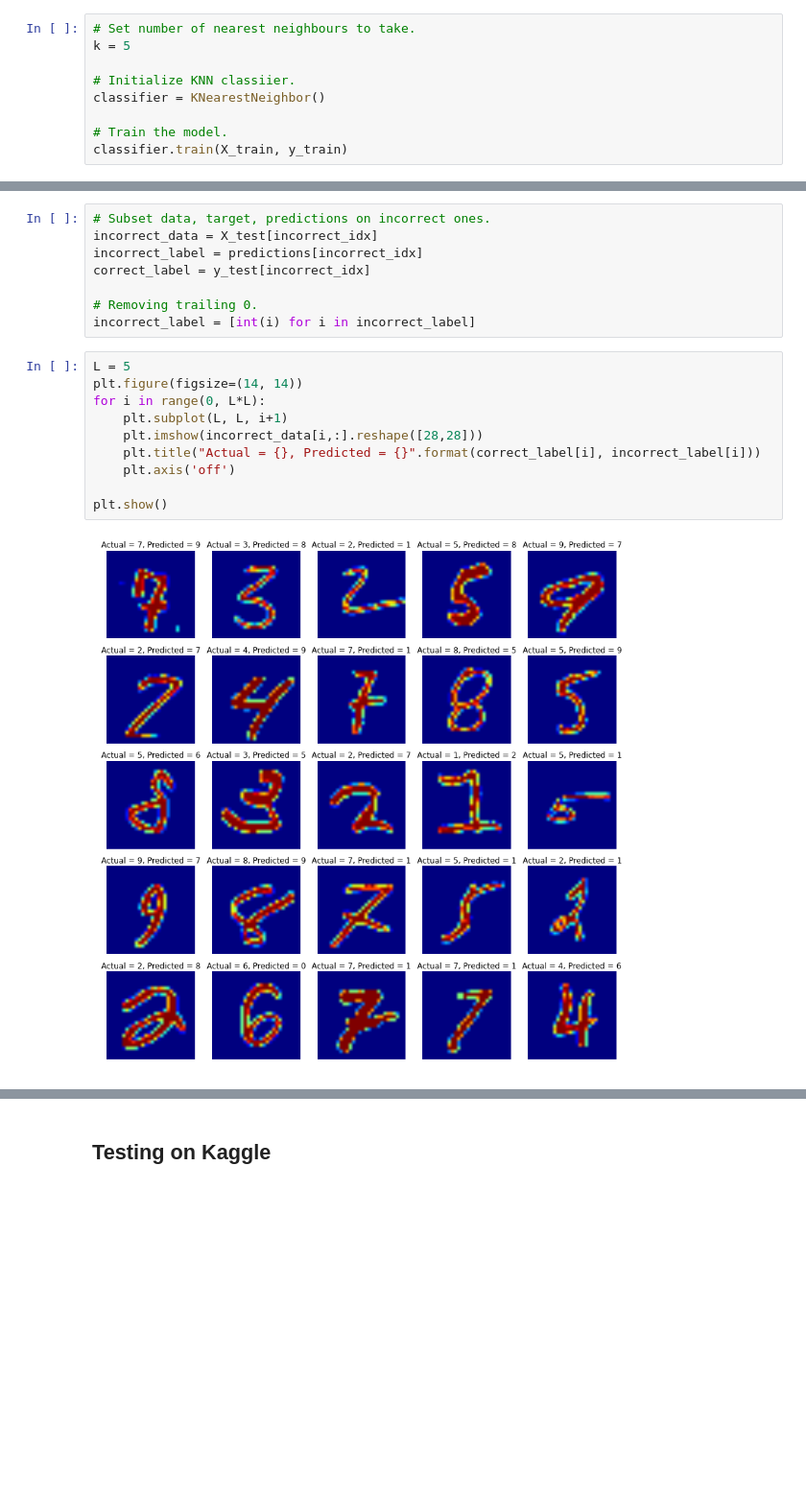
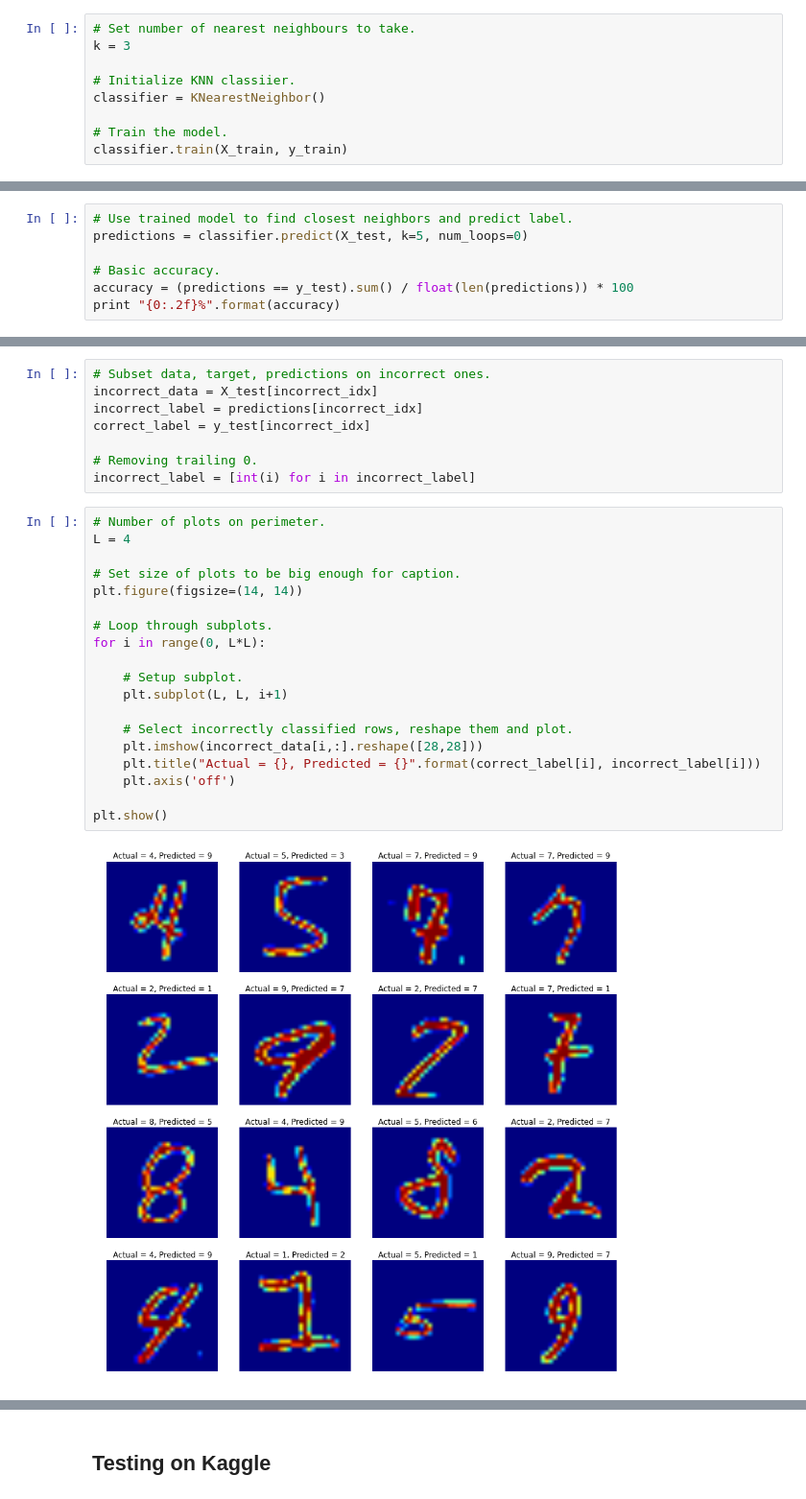
Before and after one commit to chrisdaly/Digit-Recognizer, a Jupyter notebook: notebooks/analysis.ipynb, the cells around one changed output, grey strips where cells are left out. Shown at 96% size. Drawn from its saved outputs; the diff is of its cells as text; blank space fills up the shorter version.

```diff
--- a/notebooks/analysis.ipynb
+++ b/notebooks/analysis.ipynb
@@ -293,7 +389,7 @@ class KNearestNeighbor():
 ## Training the model
 # %%
 # Set number of nearest neighbours to take.
-k = 5
+k = 3
 
 # Initialize KNN classiier.
 classifier = KNearestNeighbor()
@@ -312,0 +529,7 @@ print "{0:.2f}%".format(accuracy)
+# %%
+# Use trained model to find closest neighbors and predict label.
+predictions = classifier.predict(X_test, k=5, num_loops=0)
+
+# Basic accuracy.
+accuracy = (predictions == y_test).sum() / float(len(predictions)) * 100
+print "{0:.2f}%".format(accuracy)
@@ -341,15 +576,24 @@ correct_label = y_test[incorrect_idx]
 # Removing trailing 0.
 incorrect_label = [int(i) for i in incorrect_label]
 # %%
-L = 5
+# Number of plots on perimeter.
+L = 4
+
+# Set size of plots to be big enough for caption.
 plt.figure(figsize=(14, 14))
+
+# Loop through subplots.
 for i in range(0, L*L):
+
+    # Setup subplot.
     plt.subplot(L, L, i+1)
+
+    # Select incorrectly classified rows, reshape them and plot.
     plt.imshow(incorrect_data[i,:].reshape([28,28]))
     plt.title("Actual = {}, Predicted = {}".format(correct_label[i], incorrect_label[i]))
     plt.axis('off')
 
 plt.show()
 # %% [output]
-[figure, old version]
+[figure, new version]
 # %% [markdown]
```
Also changed, not shown: parts of 34 cells of this notebook, 2 other files.
